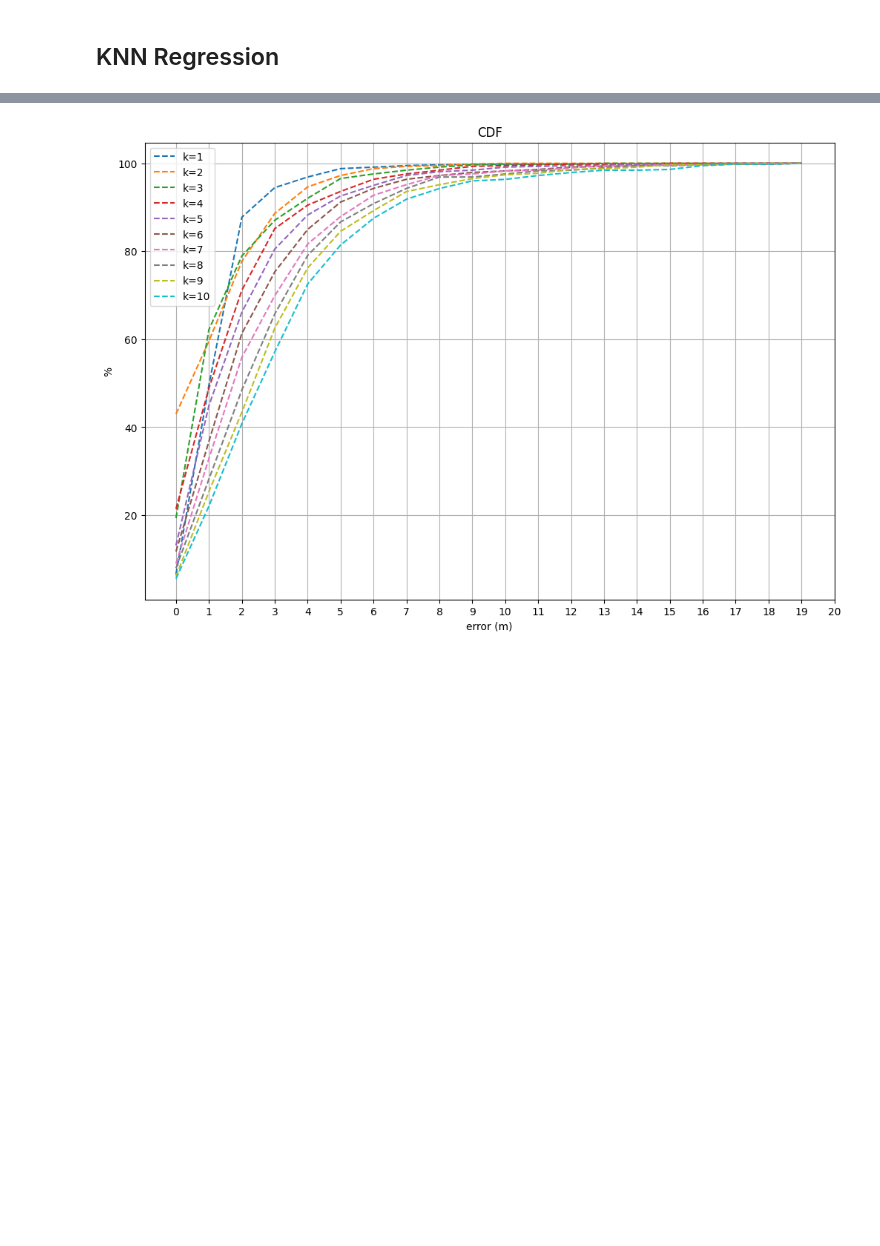
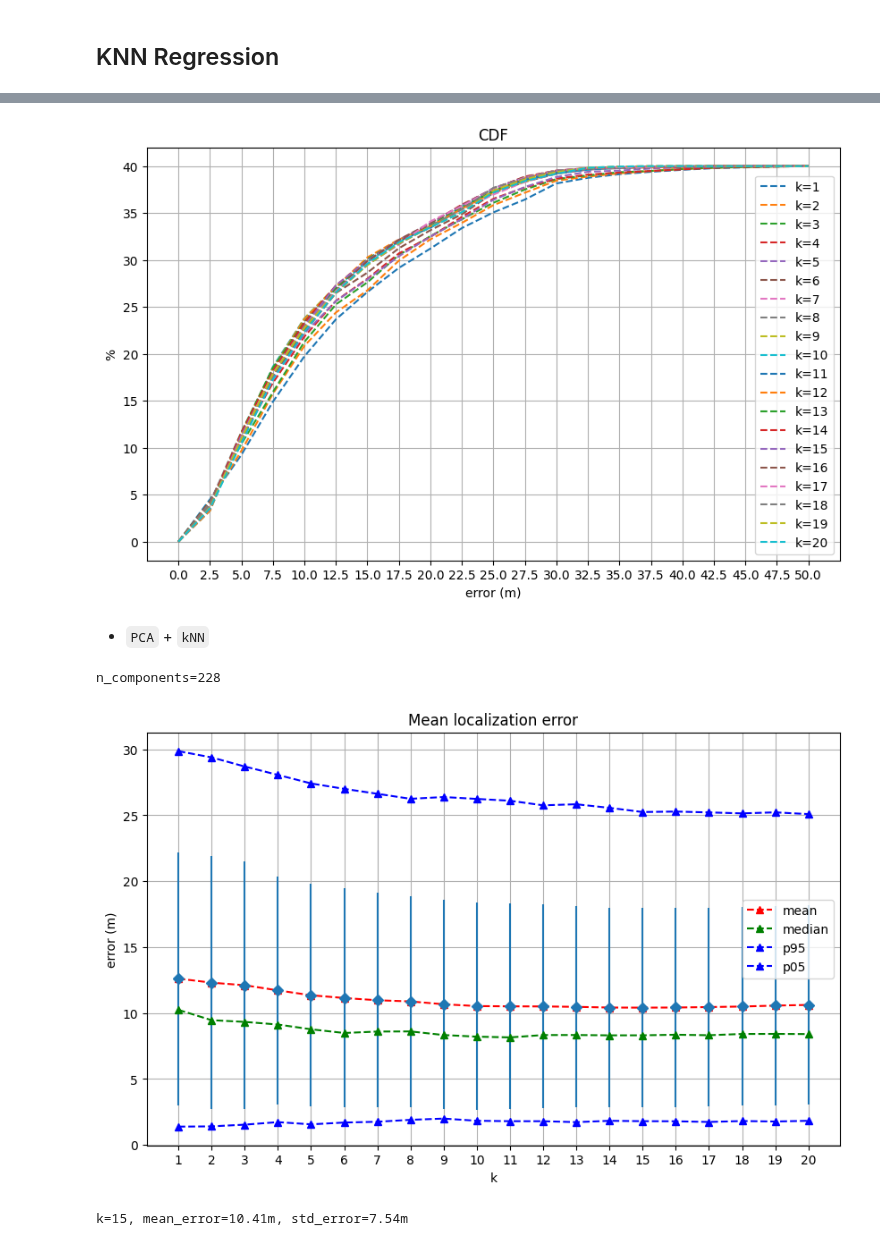
Before and after one commit to hungnd11/my-thesis, a Jupyter notebook: code/notebooks/knn.ipynb, the cells around one changed output, grey strips where cells are left out. Saved outputs shown, nothing was run; the diff lists cells and outputs as text; code cells hidden in the pictures; blank space fills up the shorter version.

```diff
--- a/code/notebooks/knn.ipynb
+++ b/code/notebooks/knn.ipynb
@@ -331,10 +341,11 @@ plt.show()
 # %%
-fig, ax = plt.subplots(1, 1, figsize=(12, 8))
+fig, ax = plt.subplots(1, 1, figsize=(10, 6))
 
 for k, errors in zip(k_values, error_list):
-  pdf, bins = np.histogram(errors, bins=20, range=(0, 20), density=True)
+  pdf, bins = np.histogram(errors, bins=20, range=(0, 50), density=True)
   error_cdf = np.cumsum(pdf)
-  ax.plot(bins[:-1], error_cdf * 100, ls="--", label="k={}".format(k))
+  error_cdf = np.array([0, *error_cdf.tolist()])
+  ax.plot(bins, error_cdf * 100, ls="--", label="k={}".format(k))
 
 ax.set_xlabel("error (m)")
 ax.set_ylabel("%")
@@ -346,4 +357,6 @@ ax.legend()
 
 plt.show()
 # %% [output]
-[figure, old version]
+[figure, new version]
+# %% [markdown]
+* `PCA` + `kNN`
@@ -349,0 +368,55 @@ plt.show()
+# %%
+n_components = np.where(explained_variance_ratio_csum > 0.95)[0][0] + 1
+# %%
+print(f"n_components={n_components}")
+# %% [output]
+n_components=228
+# %%
+pca = PCA(n_components=n_components)
+_ = pca.fit(X_train)
+X_train_pca = pca.transform(X_train)
+X_test_pca = pca.transform(X_test_translated)
+# %%
+k_values = list(range(1, 21))
+model_list = []
+error_list = []
+
+for n_neighbors in k_values:
+  knn = KNeighborsRegressor(n_neighbors=n_neighbors, weights="distance")
+  knn.fit(X_train_pca, y_train)
+  y_pred = knn.predict(X_test_pca)
+  errors = np.sqrt(np.sum((y_test - y_pred) ** 2, axis=1))
+
+  model_list.append(knn)
+  error_list.append(errors)
+# %%
+fig, ax = plt.subplots(1, 1, figsize=(10, 6))
+
+mean_errors = [errors.mean() for errors in error_list]
+median_errors = [np.median(errors) for errors in error_list]
+p95_errors = [np.percentile(errors, 95) for errors in error_list]
+p05_errors = [np.percentile(errors, 5) for errors in error_list]
+std_errors = [errors.std() for errors in error_list]
+
+ax.errorbar(x=k_values, y=mean_errors, xerr=None, yerr=std_errors, fmt="D")
+ax.plot(k_values, mean_errors, marker="^", ls="--", label="mean", color="red")
+ax.plot(k_values, median_errors, marker="^", ls="--", label="median", color="green")
+ax.plot(k_values, p95_errors, marker="^", ls="--", label="p95", color="blue")
+ax.plot(k_values, p05_errors, marker="^", ls="--", label="p05", color="blue")
+
+ax.set_xlabel("k")
+ax.set_xticks(k_values)
+ax.set_ylabel("error (m)")
+ax.set_title("Mean localization error")
+
+ax.grid()
+ax.legend()
+
+plt.show()
+# %% [output]
+[figure, added]
+# %%
+best_k_idx = np.argmin(mean_errors)
+print(f"k={k_values[best_k_idx]}, mean_error={mean_errors[best_k_idx]:.2f}m, std_error={std_errors[best_k_idx]:.2f}m")
+# %% [output]
+k=15, mean_error=10.41m, std_error=7.54m
```
Also changed, not shown: parts of 41 cells of this notebook.
